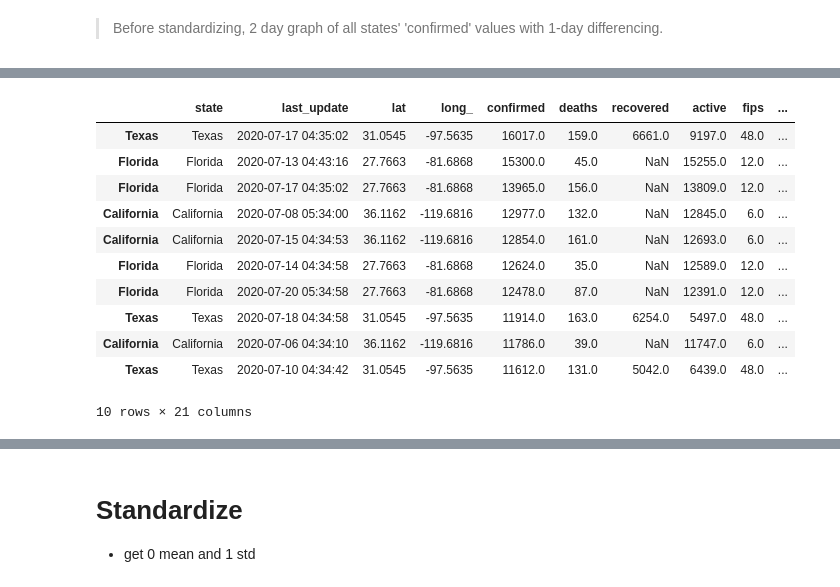
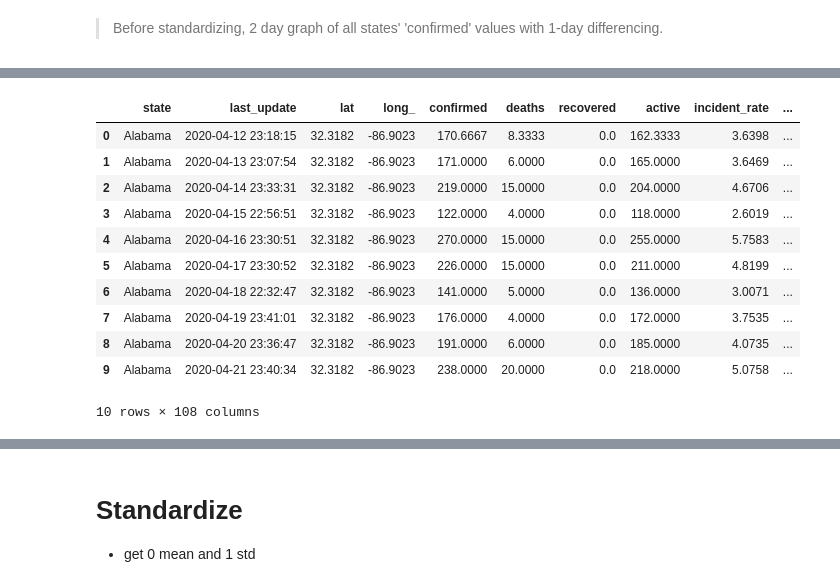
Before and after one commit to jungsNN/covid19-forecast, a Jupyter notebook: roughdraft_5.ipynb, the cells around one changed output, grey strips where cells are left out. Saved outputs shown, nothing was run; the diff lists cells and outputs as text; code cells hidden in the pictures.

```diff
--- a/roughdraft_5.ipynb
+++ b/roughdraft_5.ipynb
@@ -283,4 +267,5 @@ dtype: int64
 # %%
-us_diff.loc[us_diff.state == 'Virgin Islands', 'fips'] = 78.0
-len(us_diff.loc[us_diff.state == 'Virgin Islands'])
+diffdf.loc[diffdf.state == 'Virgin Islands', 'fips'] = 78.0
+print("Re-checking 'fips' count: ",len(diffdf.loc[diffdf.state == 'Virgin Islands']), end='\n\n')
+diffdf.isnull().sum()
 # %% [output]
@@ -288,29 +290,28 @@ len(us_diff.loc[us_diff.state == 'Virgin Islands'])
 # %%
 # Create dummy variables
 
-target_col = 'confirmed'
-date_col = ['last_update']
-category_feats = ['fips']
-category_feats.extend(us_diff.iloc[:,-6:].columns)
-data = us_diff.loc[:, numerical_vars]
+category_feats = ['fips', 'month', 'day', 'region']
+
+# First set a variable data to orig data with only continuous data
+data = diffdf.drop(category_feats, axis=1)
+
+# Get dummy values for the categorical variables, then add it to data
 
 for dummy in category_feats:
-    dummies = pd.get_dummies(us_diff[dummy], prefix=dummy, drop_first=False)
+    dummies = pd.get_dummies(diffdf[dummy], prefix=dummy, drop_first=False)
     data = pd.concat([data, dummies], axis=1)
 
-#data
+data.head(10)
+# %% [output]
+|  | state | last_update | lat | long_ | confirmed | deaths | recovered | active | incident_rate | ... |
+| 0 | Alabama | 2020-04-12 23:18:15 | 32.3182 | -86.9023 | 170.6667 | 8.3333 | 0.0 | 162.3333 | 3.6398 | ... |
+| 1 | Alabama | 2020-04-13 23:07:54 | 32.3182 | -86.9023 | 171.0000 | 6.0000 | 0.0 | 165.0000 | 3.6469 | ... |
+| 2 | Alabama | 2020-04-14 23:33:31 | 32.3182 | -86.9023 | 219.0000 | 15.0000 | 0.0 | 204.0000 | 4.6706 | ... |
+| 3 | Alabama | 2020-04-15 22:56:51 | 32.3182 | -86.9023 | 122.0000 | 4.0000 | 0.0 | 118.0000 | 2.6019 | ... |
+| 4 | Alabama | 2020-04-16 23:30:51 | 32.3182 | -86.9023 | 270.0000 | 15.0000 | 0.0 | 255.0000 | 5.7583 | ... |
+| 5 | Alabama | 2020-04-17 23:30:52 | 32.3182 | -86.9023 | 226.0000 | 15.0000 | 0.0 | 211.0000 | 4.8199 | ... |
+| 6 | Alabama | 2020-04-18 22:32:47 | 32.3182 | -86.9023 | 141.0000 | 5.0000 | 0.0 | 136.0000 | 3.0071 | ... |
+| 7 | Alabama | 2020-04-19 23:41:01 | 32.3182 | -86.9023 | 176.0000 | 4.0000 | 0.0 | 172.0000 | 3.7535 | ... |
+| 8 | Alabama | 2020-04-20 23:36:47 | 32.3182 | -86.9023 | 191.0000 | 6.0000 | 0.0 | 185.0000 | 4.0735 | ... |
+| 9 | Alabama | 2020-04-21 23:40:34 | 32.3182 | -86.9023 | 238.0000 | 20.0000 | 0.0 | 218.0000 | 5.0758 | ... |
+10 rows × 108 columns
-# %%
-us_diff.sort_values(by='confirmed', ascending=False).head(10)
-# %% [output]
-|  | state | last_update | lat | long_ | confirmed | deaths | recovered | active | fips | ... |
-| Texas | Texas | 2020-07-17 04:35:02 | 31.0545 | -97.5635 | 16017.0 | 159.0 | 6661.0 | 9197.0 | 48.0 | ... |
-| Florida | Florida | 2020-07-13 04:43:16 | 27.7663 | -81.6868 | 15300.0 | 45.0 | NaN | 15255.0 | 12.0 | ... |
-| Florida | Florida | 2020-07-17 04:35:02 | 27.7663 | -81.6868 | 13965.0 | 156.0 | NaN | 13809.0 | 12.0 | ... |
-| California | California | 2020-07-08 05:34:00 | 36.1162 | -119.6816 | 12977.0 | 132.0 | NaN | 12845.0 | 6.0 | ... |
-| California | California | 2020-07-15 04:34:53 | 36.1162 | -119.6816 | 12854.0 | 161.0 | NaN | 12693.0 | 6.0 | ... |
-| Florida | Florida | 2020-07-14 04:34:58 | 27.7663 | -81.6868 | 12624.0 | 35.0 | NaN | 12589.0 | 12.0 | ... |
-| Florida | Florida | 2020-07-20 05:34:58 | 27.7663 | -81.6868 | 12478.0 | 87.0 | NaN | 12391.0 | 12.0 | ... |
-| Texas | Texas | 2020-07-18 04:34:58 | 31.0545 | -97.5635 | 11914.0 | 163.0 | 6254.0 | 5497.0 | 48.0 | ... |
-| California | California | 2020-07-06 04:34:10 | 36.1162 | -119.6816 | 11786.0 | 39.0 | NaN | 11747.0 | 6.0 | ... |
-| Texas | Texas | 2020-07-10 04:34:42 | 31.0545 | -97.5635 | 11612.0 | 131.0 | 5042.0 | 6439.0 | 48.0 | ... |
-10 rows × 21 columns
```
Also changed, not shown: parts of 37 cells of this notebook, 1 other file.
